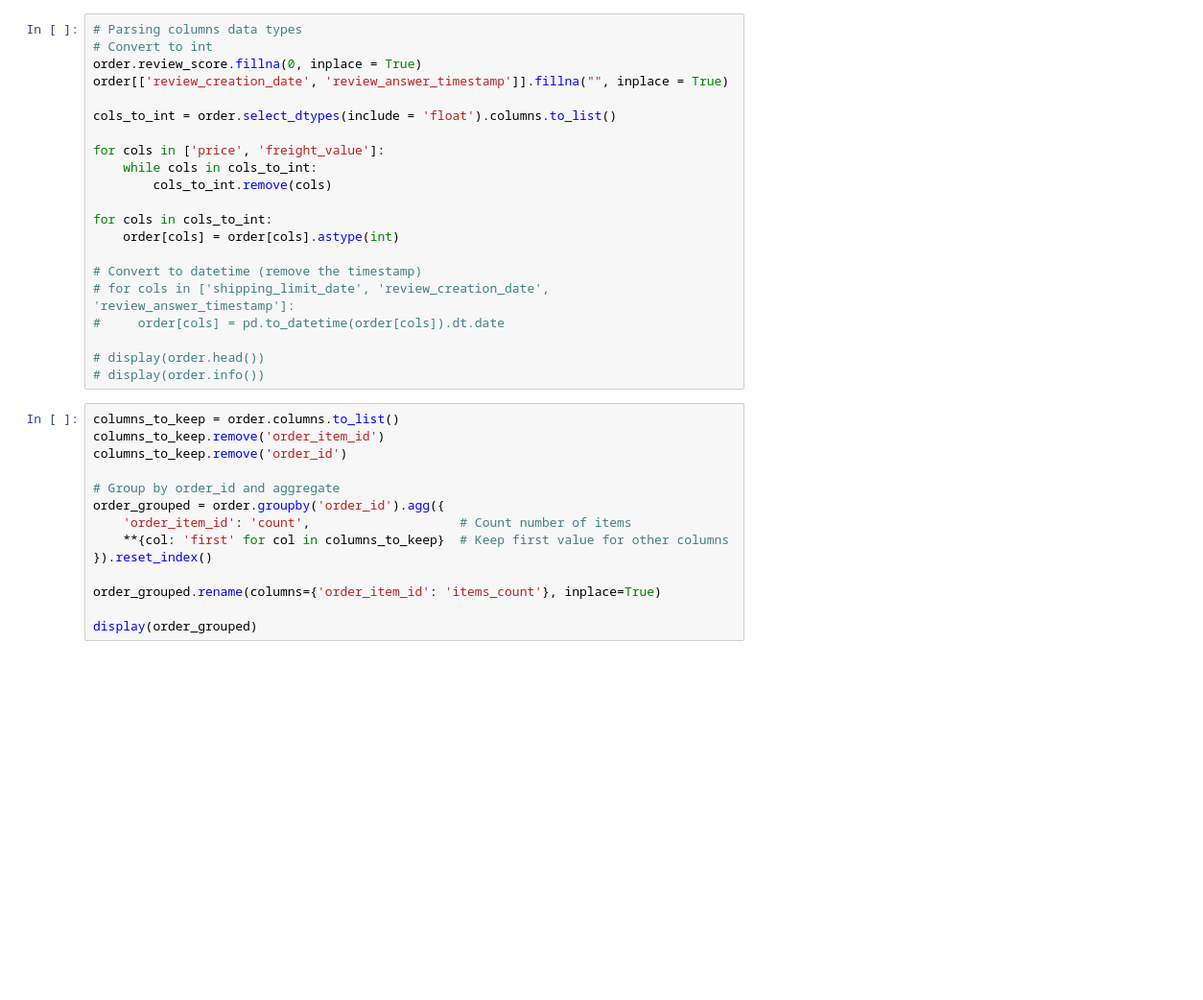
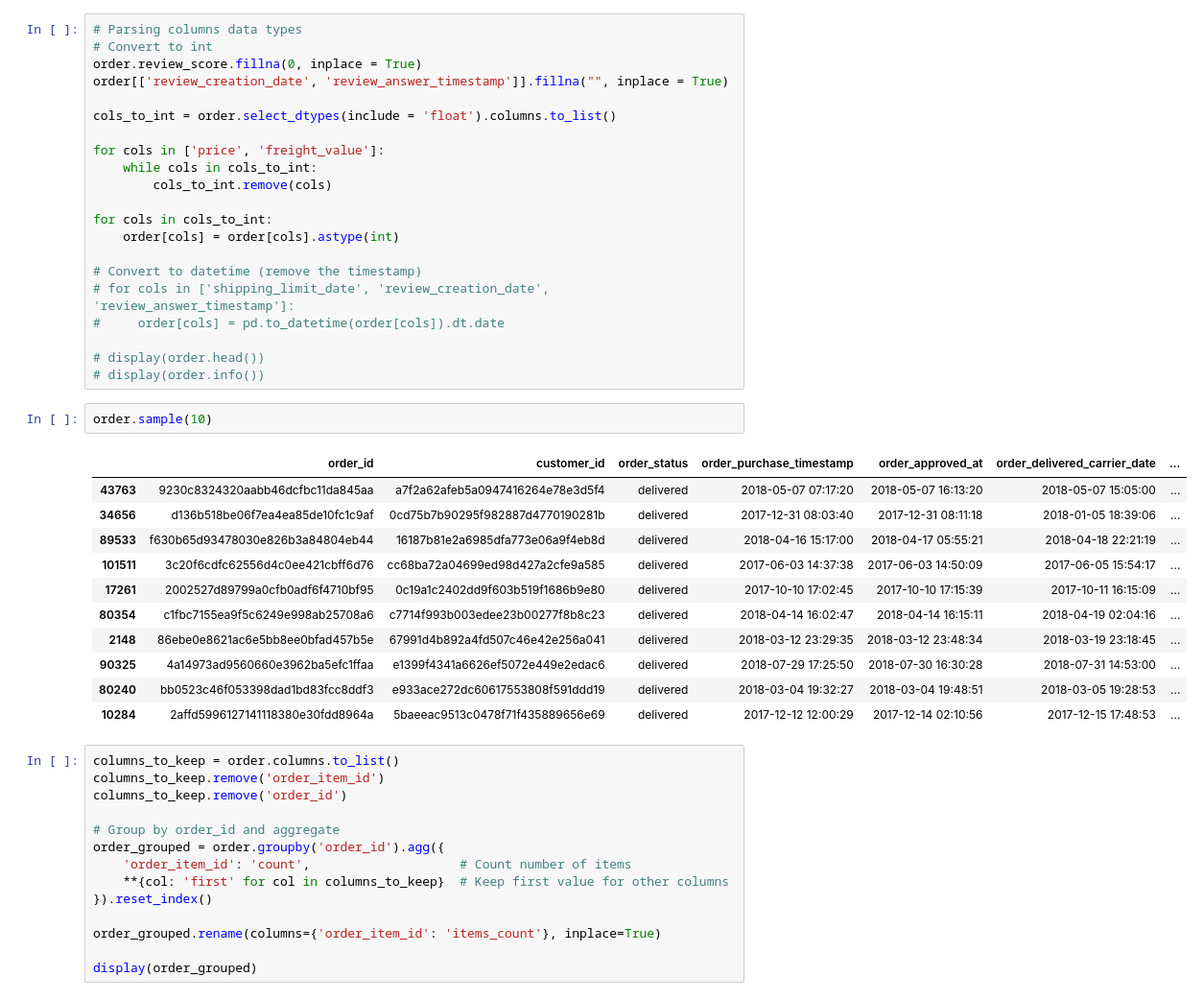
Before and after one commit to bnjisyn/Final-Project-Brazil-Ecommerce, a Jupyter notebook: index.ipynb, the cells around one changed output. Shown at 96% size. Saved outputs shown, nothing was run; the diff lists cells and outputs as text; blank space fills up the shorter version.

```diff
--- a/index.ipynb
+++ b/index.ipynb
@@ -738,6 +747,20 @@ for cols in cols_to_int:
 
 # display(order.head())
 # display(order.info())
+# %%
+order.sample(10)
+# %% [output]
+|  | order_id | customer_id | order_status | order_purchase_timestamp | order_approved_at | order_delivered_carrier_date | ... |
+| 43763 | 9230c8324320aabb46dcfbc11da845aa | a7f2a62afeb5a0947416264e78e3d5f4 | delivered | 2018-05-07 07:17:20 | 2018-05-07 16:13:20 | 2018-05-07 15:05:00 | ... |
+| 34656 | d136b518be06f7ea4ea85de10fc1c9af | 0cd75b7b90295f982887d4770190281b | delivered | 2017-12-31 08:03:40 | 2017-12-31 08:11:18 | 2018-01-05 18:39:06 | ... |
+| 89533 | f630b65d93478030e826b3a84804eb44 | 16187b81e2a6985dfa773e06a9f4eb8d | delivered | 2018-04-16 15:17:00 | 2018-04-17 05:55:21 | 2018-04-18 22:21:19 | ... |
+| 101511 | 3c20f6cdfc62556d4c0ee421cbff6d76 | cc68ba72a04699ed98d427a2cfe9a585 | delivered | 2017-06-03 14:37:38 | 2017-06-03 14:50:09 | 2017-06-05 15:54:17 | ... |
+| 17261 | 2002527d89799a0cfb0adf6f4710bf95 | 0c19a1c2402dd9f603b519f1686b9e80 | delivered | 2017-10-10 17:02:45 | 2017-10-10 17:15:39 | 2017-10-11 16:15:09 | ... |
+| 80354 | c1fbc7155ea9f5c6249e998ab25708a6 | c7714f993b003edee23b00277f8b8c23 | delivered | 2018-04-14 16:02:47 | 2018-04-14 16:15:11 | 2018-04-19 02:04:16 | ... |
+| 2148 | 86ebe0e8621ac6e5bb8ee0bfad457b5e | 67991d4b892a4fd507c46e42e256a041 | delivered | 2018-03-12 23:29:35 | 2018-03-12 23:48:34 | 2018-03-19 23:18:45 | ... |
+| 90325 | 4a14973ad9560660e3962ba5efc1ffaa | e1399f4341a6626ef5072e449e2edac6 | delivered | 2018-07-29 17:25:50 | 2018-07-30 16:30:28 | 2018-07-31 14:53:00 | ... |
+| 80240 | bb0523c46f053398dad1bd83fcc8ddf3 | e933ace272dc60617553808f591ddd19 | delivered | 2018-03-04 19:32:27 | 2018-03-04 19:48:51 | 2018-03-05 19:28:53 | ... |
+| 10284 | 2affd5996127141118380e30fdd8964a | 5baeeac9513c0478f71f435889656e69 | delivered | 2017-12-12 12:00:29 | 2017-12-14 02:10:56 | 2017-12-15 17:48:53 | ... |
 # %%
 columns_to_keep = order.columns.to_list()
 columns_to_keep.remove('order_item_id')
```
Also changed, not shown: parts of 35 cells of this notebook, 3 other files.
